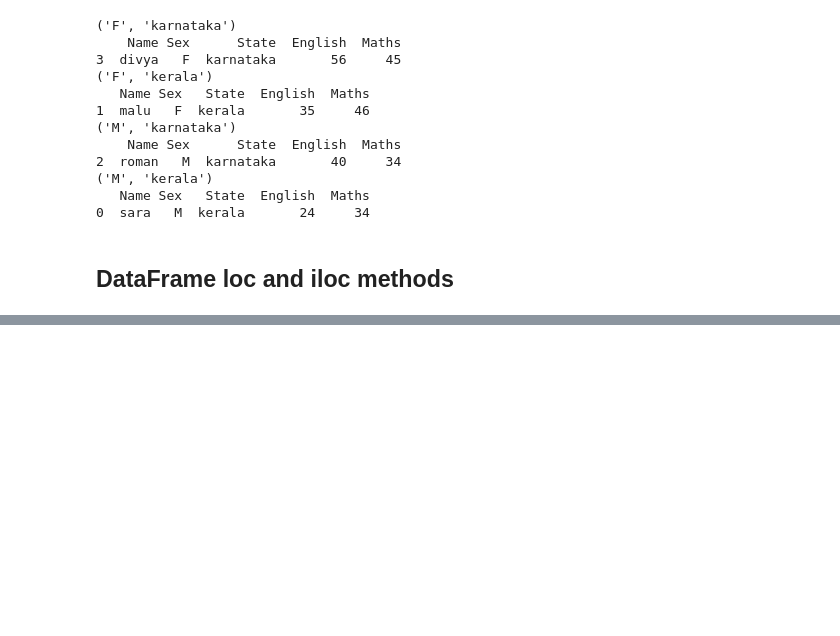
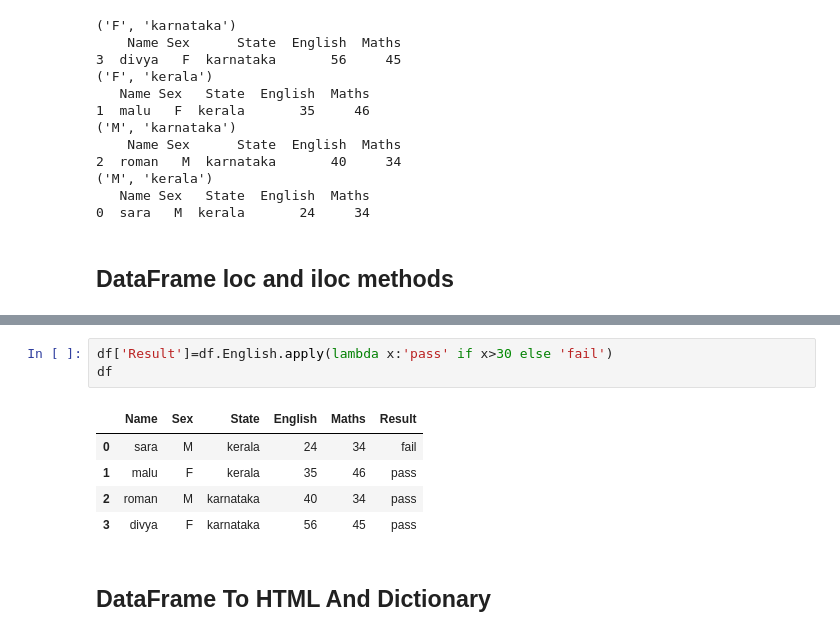
Before and after one commit to nachopodesta/pandas-for-data-analysis, a Jupyter notebook: Python_Pandas_Python_Library_For_Data_Analysis.ipynb, the cells around one changed output, grey strips where cells are left out. Drawn from its saved outputs; the diff is of its cells as text; blank space fills up the shorter version.

```diff
--- a/Python_Pandas_Python_Library_For_Data_Analysis.ipynb
+++ b/Python_Pandas_Python_Library_For_Data_Analysis.ipynb
@@ -303,0 +379,11 @@ for name,group in sex_state_group:
+# %%
+df['Result']=df.English.apply(lambda x:'pass' if x>30 else 'fail')
+df
+# %% [output]
+|  | Name | Sex | State | English | Maths | Result |
+| 0 | sara | M | kerala | 24 | 34 | fail |
+| 1 | malu | F | kerala | 35 | 46 | pass |
+| 2 | roman | M | karnataka | 40 | 34 | pass |
+| 3 | divya | F | karnataka | 56 | 45 | pass |
+# %% [markdown]
+## DataFrame To HTML And Dictionary
```
Also changed, not shown: parts of 26 cells of this notebook.
